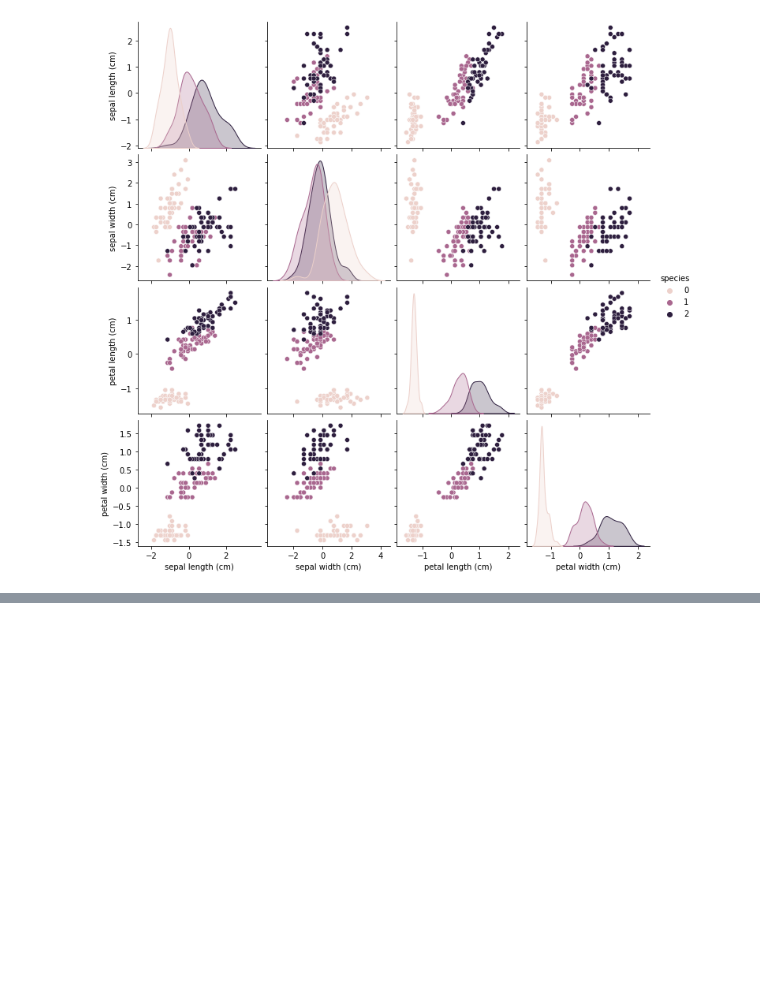
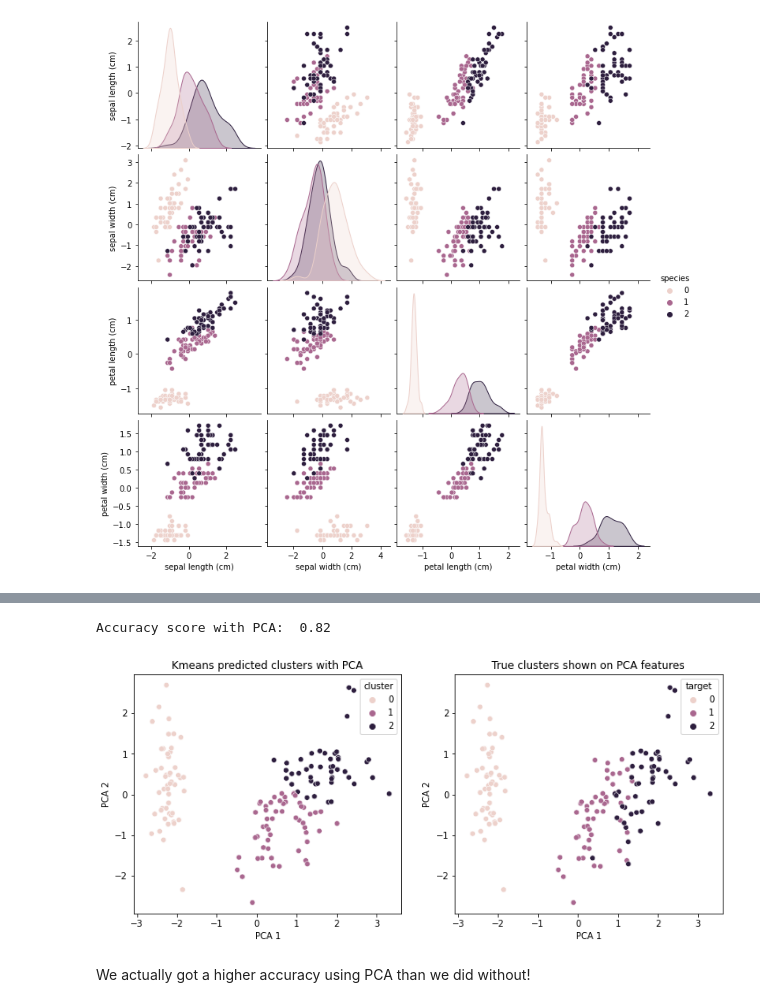
Before and after one commit to judehunt/kmeans-pca, a Jupyter notebook: kmeans-pca.ipynb, the cells around one changed output, grey strips where cells are left out. Saved outputs shown, nothing was run; the diff lists cells and outputs as text; code cells hidden in the pictures; blank space fills up the shorter version.

```diff
--- a/kmeans-pca.ipynb
+++ b/kmeans-pca.ipynb
@@ -84,0 +127,37 @@ accuracy_score(y, kmeans.labels_)
+# %%
+# First, create a KMeans model with 3 clusters
+kmeans = KMeans(n_clusters=3, random_state=7)
+
+# Fit that model
+kmeans.fit(pca_X.iloc[:,:2])
+
+# And use it to predict our clusters
+pca_X_pred = pd.DataFrame(pca_X.iloc[:,:2])
+pca_X_pred.columns=['PCA 1', 'PCA 2']
+pca_X_pred['cluster'] = kmeans.labels_
+
+
+# And compare this with our target data
+pca_target = pd.DataFrame(pca_X.iloc[:,:2])
+pca_target.columns=['PCA 1', 'PCA 2']
+pca_target['target'] = y
+
+# Let's plot the clusters side by side this time
+
+fig, axes = plt.subplots(1, 2, figsize=(12, 5))
+
+# Plot the PCA, kmeans predicted clusters
+sns.scatterplot(data=pca_X_pred, x='PCA 1', y='PCA 2', hue='cluster', ax=axes[0])
+axes[0].set_title('Kmeans predicted clusters with PCA')
+
+# And plot the target clusters
+sns.scatterplot(data=pca_target, x='PCA 1', y='PCA 2', hue='target', ax=axes[1])
+axes[1].set_title('True clusters shown on PCA features')
+
+# And assess accuracy
+print('Accuracy score with PCA: ', accuracy_score(y, pca_X_pred['cluster']))
+# %% [output]
+Accuracy score with PCA:  0.82
+[figure, added]
+# %% [markdown]
+We actually got a higher accuracy using PCA than we did without!
```
Also changed, not shown: parts of 17 cells of this notebook.
